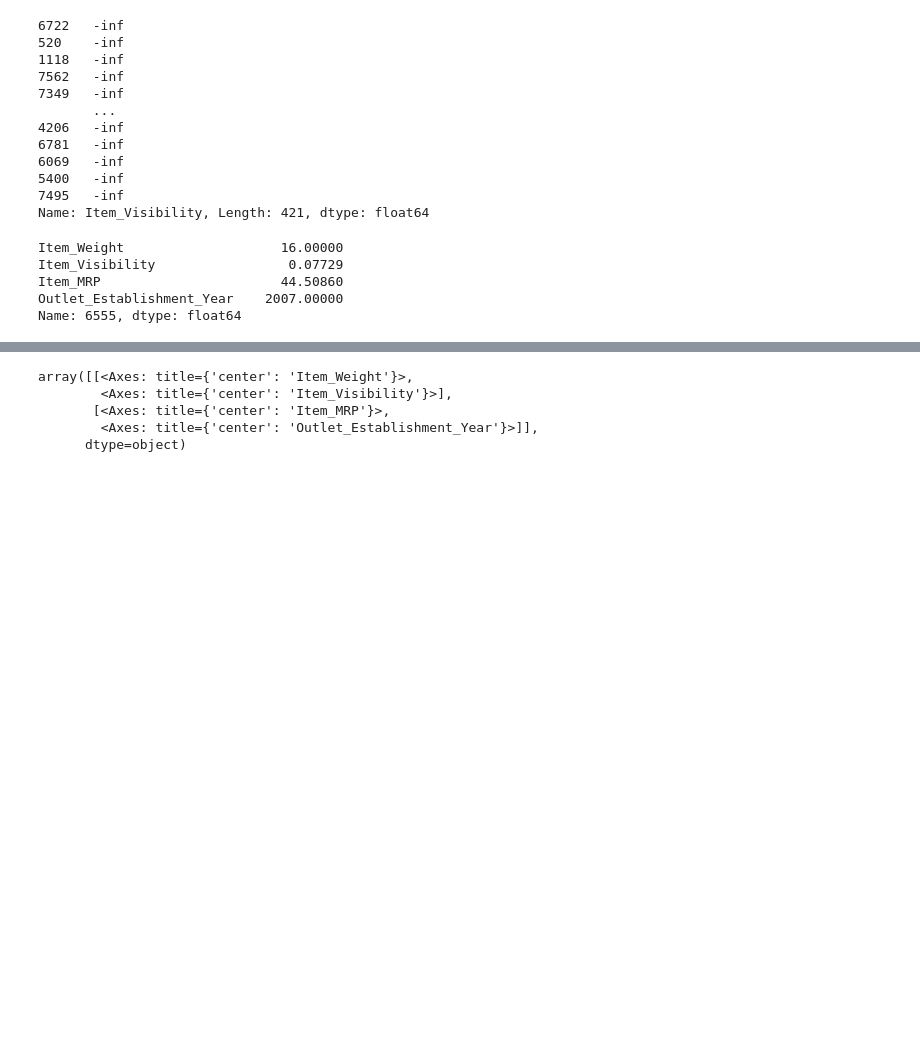
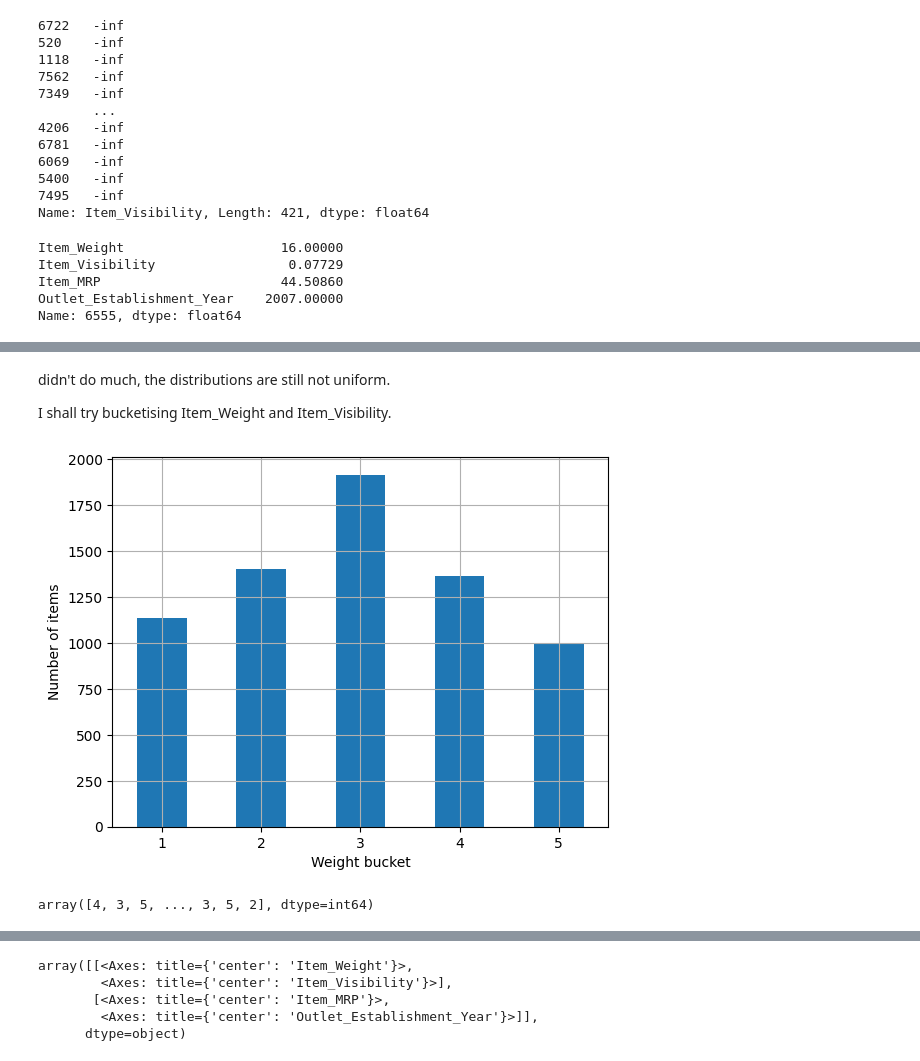
Before and after one commit to taniabuzykina/store-sales-prediction, a Jupyter notebook: code/data_exploration.ipynb, the cells around one changed output, grey strips where cells are left out. Saved outputs shown, nothing was run; the diff lists cells and outputs as text; code cells hidden in the pictures; blank space fills up the shorter version.

```diff
--- a/code/data_exploration.ipynb
+++ b/code/data_exploration.ipynb
@@ -586,0 +604,14 @@ Name: 6555, dtype: float64
+# %% [markdown]
+didn't do much, the distributions are still not uniform.
+
+I shall try bucketising Item_Weight and Item_Visibility.
+# %%
+sales_test = sales_tr.copy()
+sales_test['Item_Weight_bucket'] = pd.cut(sales_test['Item_Weight'], bins=[0., 8, 12, 14, 18, np.inf], labels=[1, 2, 3, 4, 5])
+
+sales_test['Item_Weight_bucket'].value_counts().sort_index().plot.bar(rot=0, grid=True)
+plt.xlabel('Weight bucket')
+plt.ylabel('Number of items')
+plt.show()
+# %% [output]
+[figure, added]
@@ -586,0 +622,4 @@ Name: 6555, dtype: float64
+# %%
+np.array(sales_test['Item_Weight_bucket'])
+# %% [output]
+array([4, 3, 5, ..., 3, 5, 2], dtype=int64)
```
Also changed, not shown: parts of 7 cells of this notebook.
